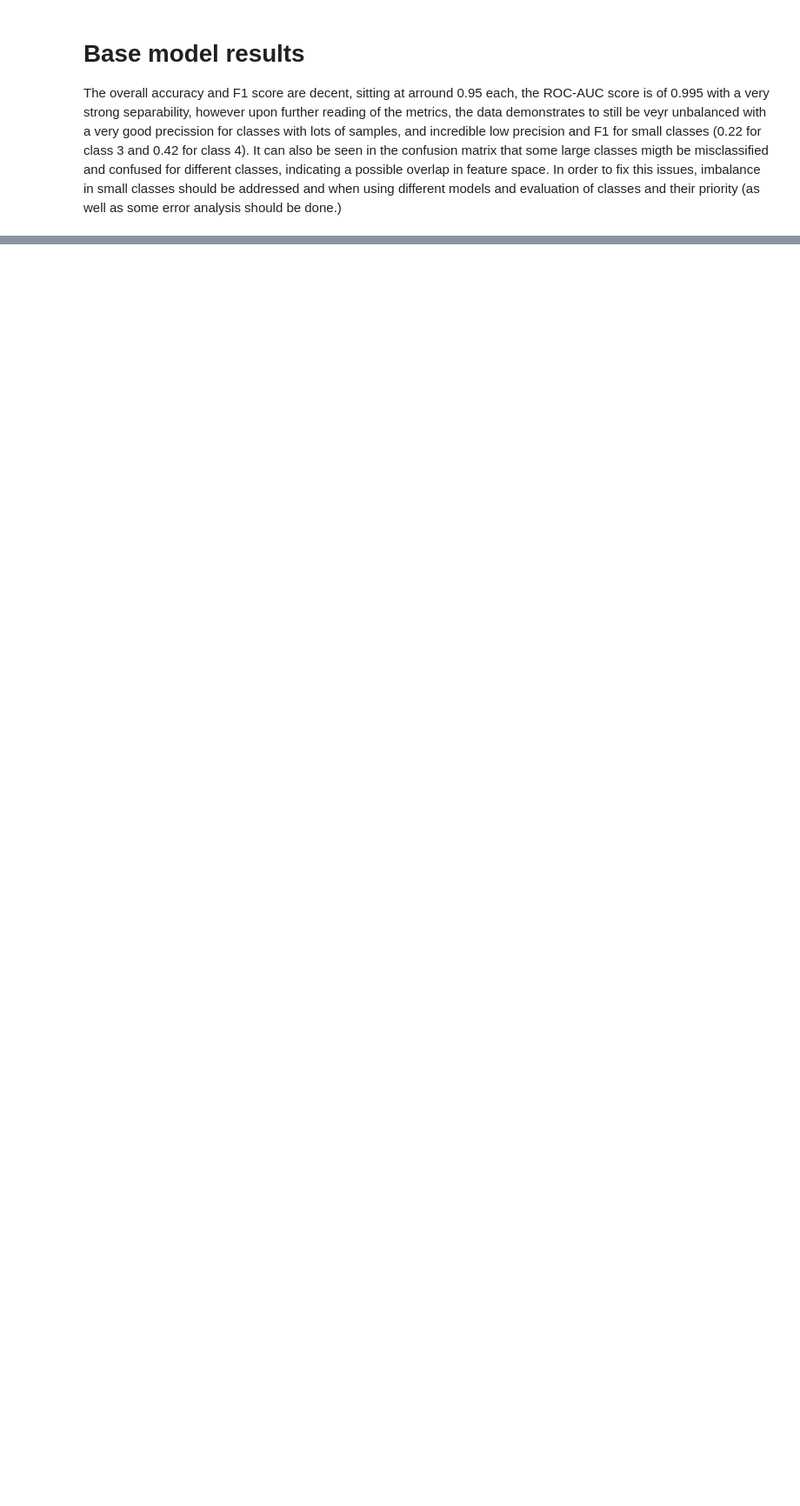
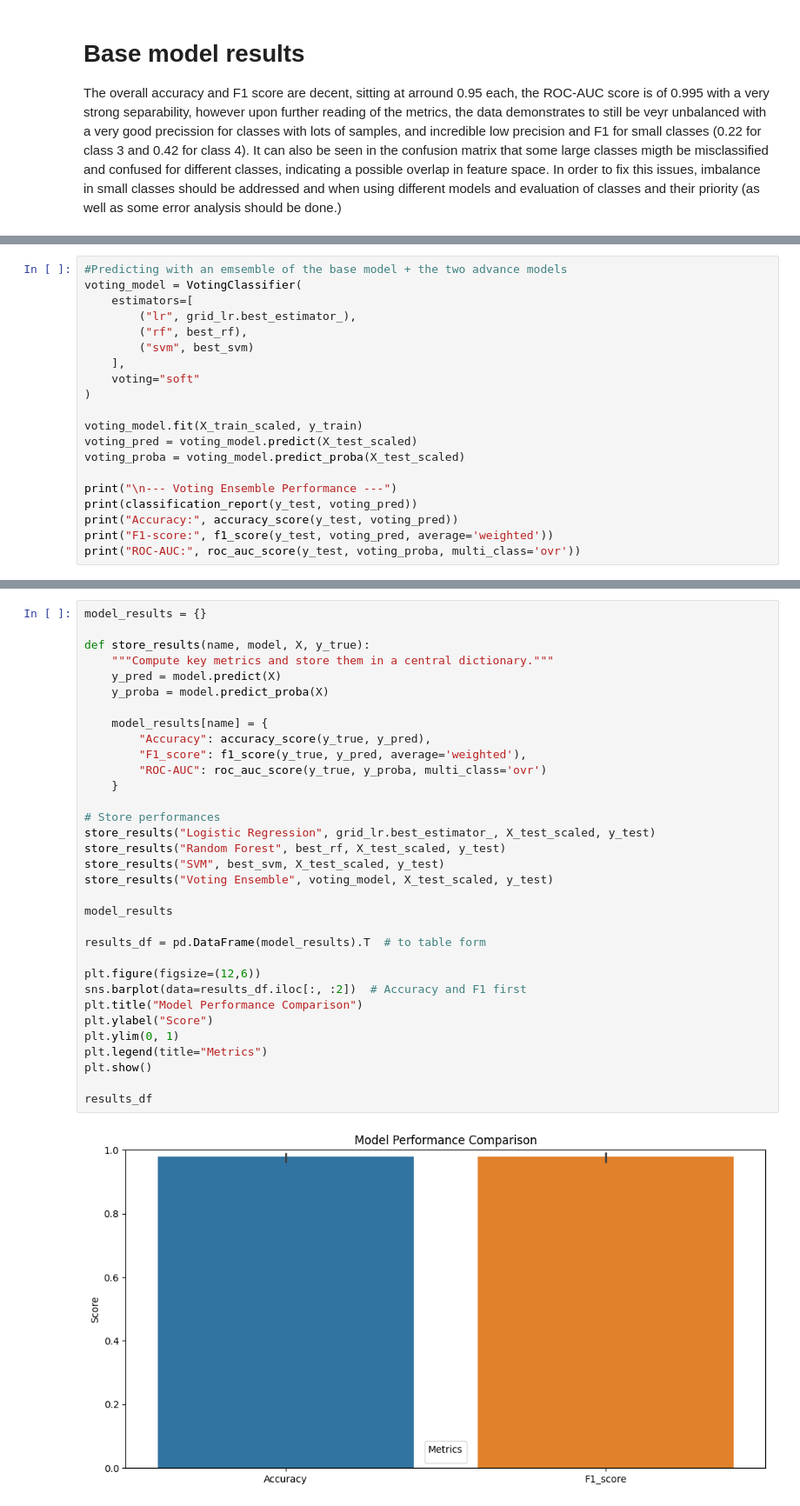
Before and after one commit to Andriguez/Machine-Learning-Project, a Jupyter notebook: notebook/project-notebook_v2.ipynb, the cells around one changed output, grey strips where cells are left out. Shown at 87% size. Saved outputs shown, nothing was run; the diff lists cells and outputs as text; blank space fills up the shorter version.

```diff
--- a/notebook/project-notebook_v2.ipynb
+++ b/notebook/project-notebook_v2.ipynb
@@ -359,0 +517,20 @@ plt.show()
+# %%
+#Predicting with an emsemble of the base model + the two advance models
+voting_model = VotingClassifier(
+    estimators=[
+        ("lr", grid_lr.best_estimator_),
+        ("rf", best_rf),
+        ("svm", best_svm)
+    ],
+    voting="soft"
+)
+
+voting_model.fit(X_train_scaled, y_train)
+voting_pred = voting_model.predict(X_test_scaled)
+voting_proba = voting_model.predict_proba(X_test_scaled)
+
+print("\n--- Voting Ensemble Performance ---")
+print(classification_report(y_test, voting_pred))
+print("Accuracy:", accuracy_score(y_test, voting_pred))
+print("F1-score:", f1_score(y_test, voting_pred, average='weighted'))
+print("ROC-AUC:", roc_auc_score(y_test, voting_proba, multi_class='ovr'))
@@ -359,0 +559,35 @@ plt.show()
+# %%
+model_results = {}
+
+def store_results(name, model, X, y_true):
+    """Compute key metrics and store them in a central dictionary."""
+    y_pred = model.predict(X)
+    y_proba = model.predict_proba(X)
+
+    model_results[name] = {
+        "Accuracy": accuracy_score(y_true, y_pred),
+        "F1_score": f1_score(y_true, y_pred, average='weighted'),
+        "ROC-AUC": roc_auc_score(y_true, y_proba, multi_class='ovr')
+    }
+
+# Store performances
+store_results("Logistic Regression", grid_lr.best_estimator_, X_test_scaled, y_test)
+store_results("Random Forest", best_rf, X_test_scaled, y_test)
+store_results("SVM", best_svm, X_test_scaled, y_test)
+store_results("Voting Ensemble", voting_model, X_test_scaled, y_test)
+
+model_results
+
+results_df = pd.DataFrame(model_results).T  # to table form
+
+plt.figure(figsize=(12,6))
+sns.barplot(data=results_df.iloc[:, :2])  # Accuracy and F1 first
+plt.title("Model Performance Comparison")
+plt.ylabel("Score")
+plt.ylim(0, 1)
+plt.legend(title="Metrics")
+plt.show()
+
+results_df
+# %% [output]
+[figure, added]
```
Also changed, not shown: parts of 18 cells of this notebook, 1 other file.
